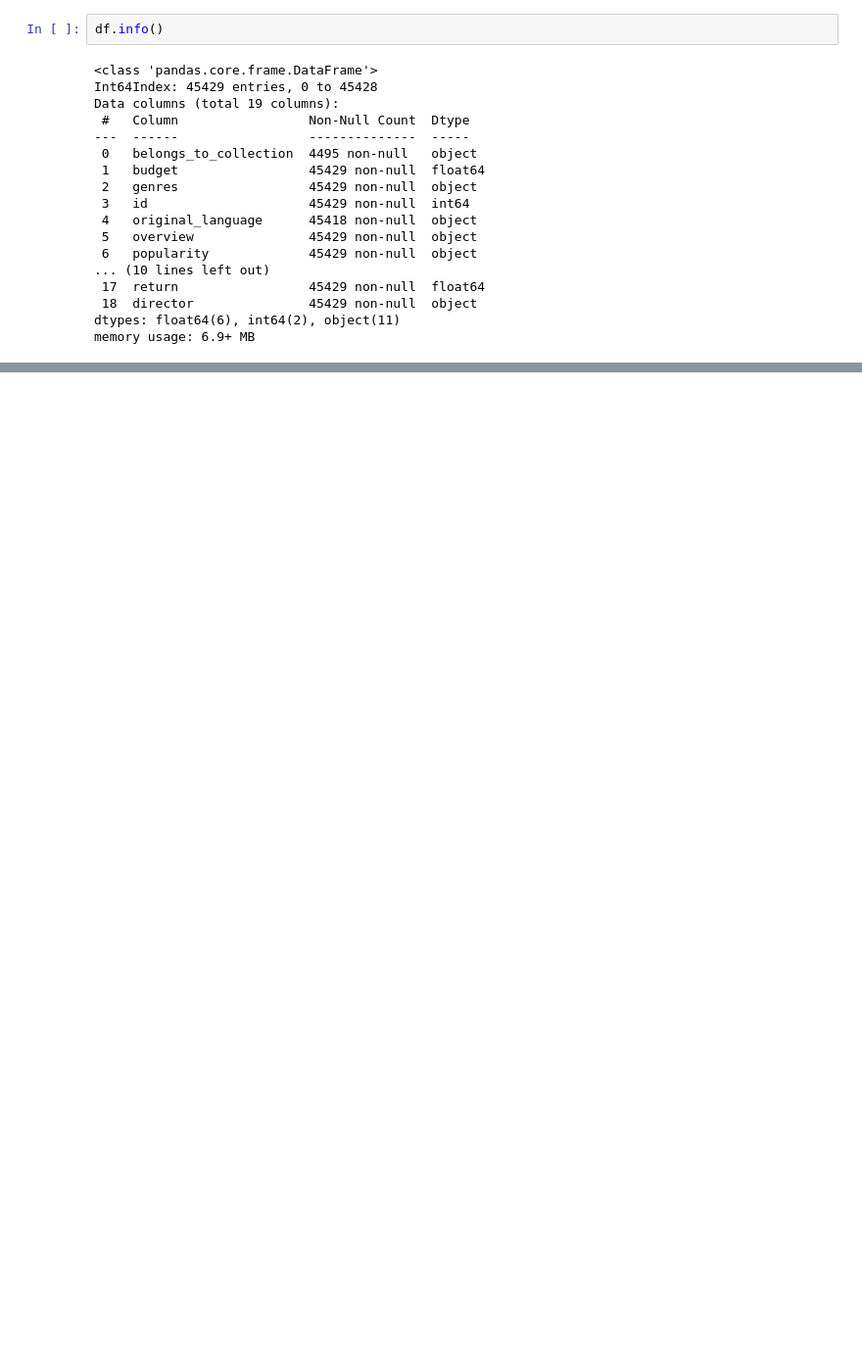
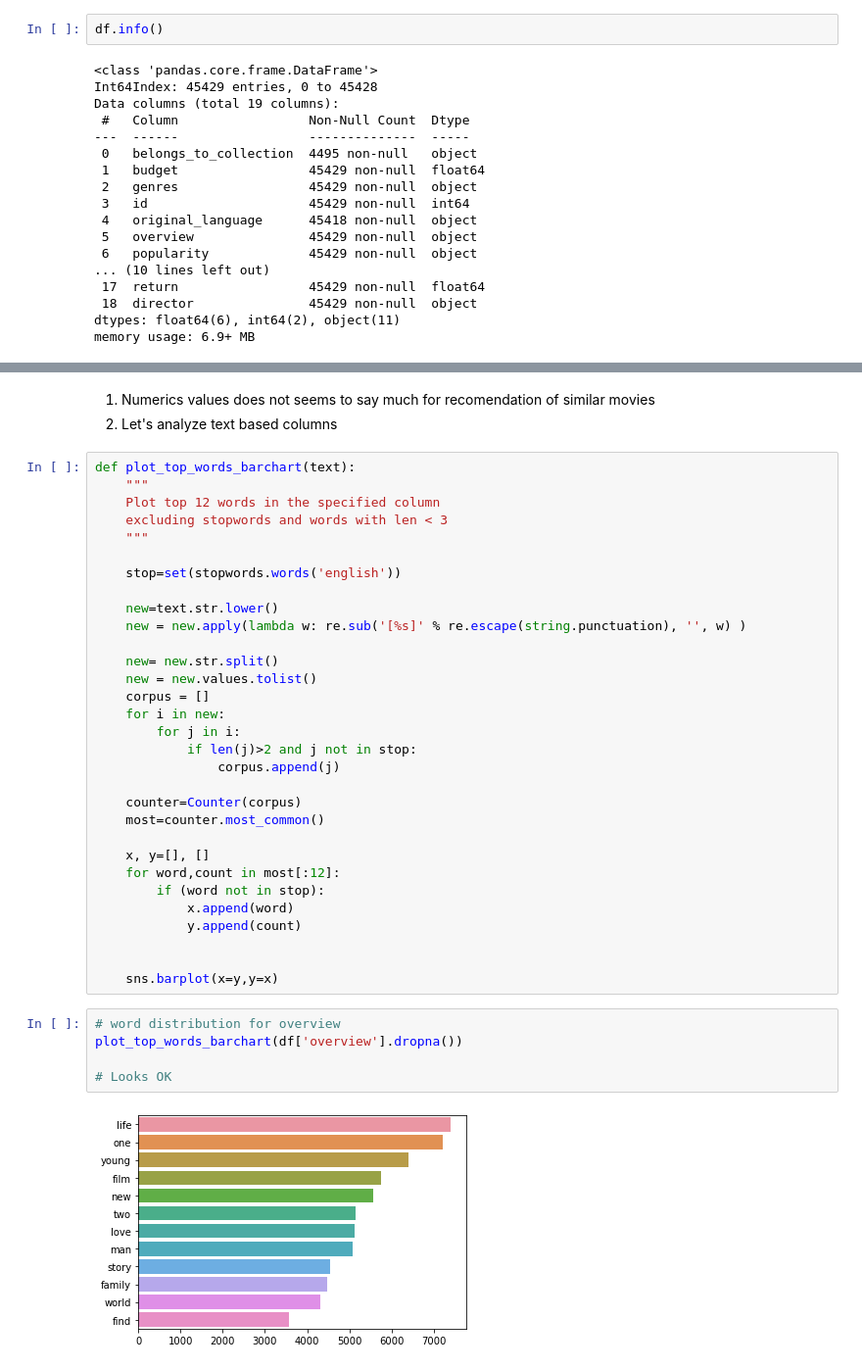
Before and after one commit to flaviobovio/movies, a Jupyter notebook: EDA.ipynb, the cells around one changed output, grey strips where cells are left out. Shown at 98% size. Saved outputs shown, nothing was run; the diff lists cells and outputs as text; blank space fills up the shorter version.

```diff
--- a/EDA.ipynb
+++ b/EDA.ipynb
@@ -48,4 +56,45 @@ df.describe()
 | 50% | 0.000000e+00 | 59873.000000 | 0.000000e+00 | 95.000000 | 6.000000 | 10.000000 | 2001.000000 | 0.000000e+00 |
 | 75% | 0.000000e+00 | 156335.000000 | 0.000000e+00 | 107.000000 | 6.800000 | 34.000000 | 2010.000000 | 0.000000e+00 |
 | max | 3.800000e+08 | 469172.000000 | 2.787965e+09 | 1256.000000 | 10.000000 | 14075.000000 | 2020.000000 | 1.239638e+07 |
+# %% [markdown]
+1) Numerics values does not seems to say much for recomendation of similar movies
+2) Let's analyze text based columns
+# %%
+def plot_top_words_barchart(text):
+    """
+    Plot top 12 words in the specified column
+    excluding stopwords and words with len < 3
+    """
+
+    stop=set(stopwords.words('english'))
+
+    new=text.str.lower()
+    new = new.apply(lambda w: re.sub('[%s]' % re.escape(string.punctuation), '', w) )
+
+    new= new.str.split()
+    new = new.values.tolist()
+    corpus = []
+    for i in new:
+        for j in i:
+            if len(j)>2 and j not in stop:
+                corpus.append(j)
+
+    counter=Counter(corpus)
+    most=counter.most_common()
+
+    x, y=[], []
+    for word,count in most[:12]:
+        if (word not in stop):
+            x.append(word)
+            y.append(count)
+
+
+    sns.barplot(x=y,y=x)
+# %%
+# word distribution for overview
+plot_top_words_barchart(df['overview'].dropna())
+
+# Looks OK
+# %% [output]
+[figure, added]
 # %%
```
Also changed, not shown: parts of 11 cells of this notebook, 16 other files.
